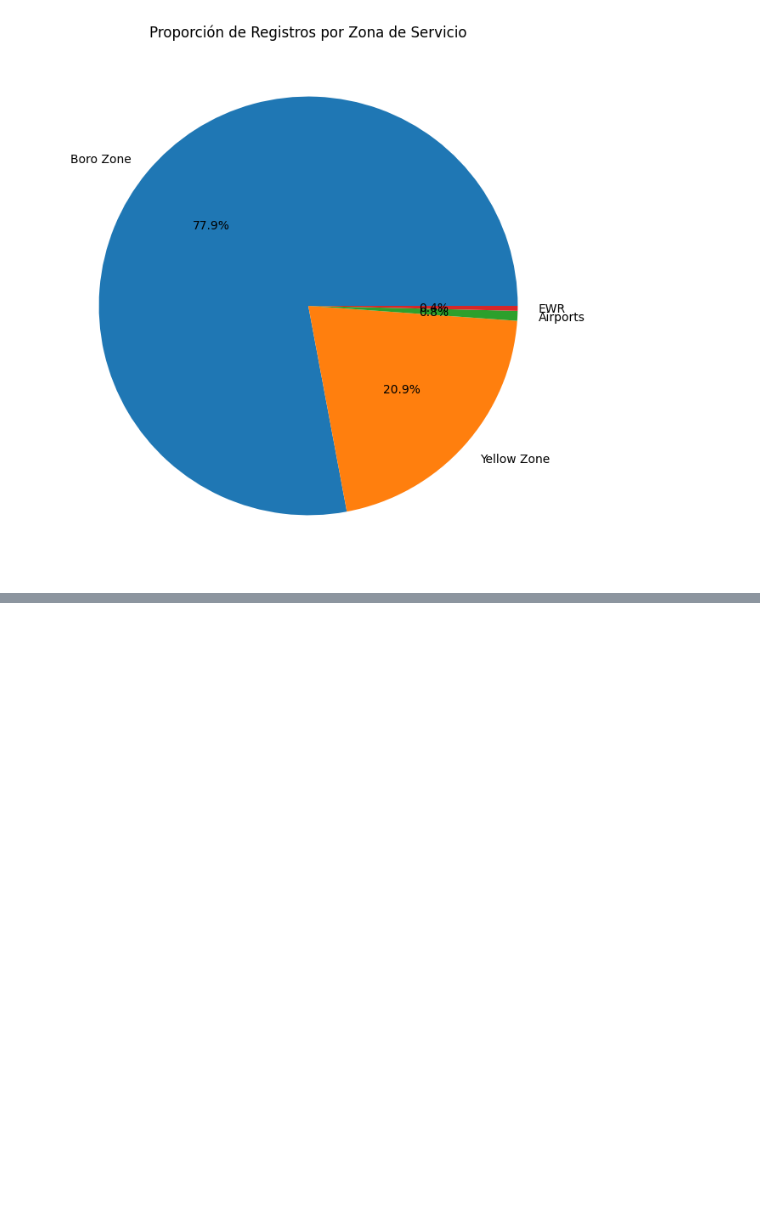
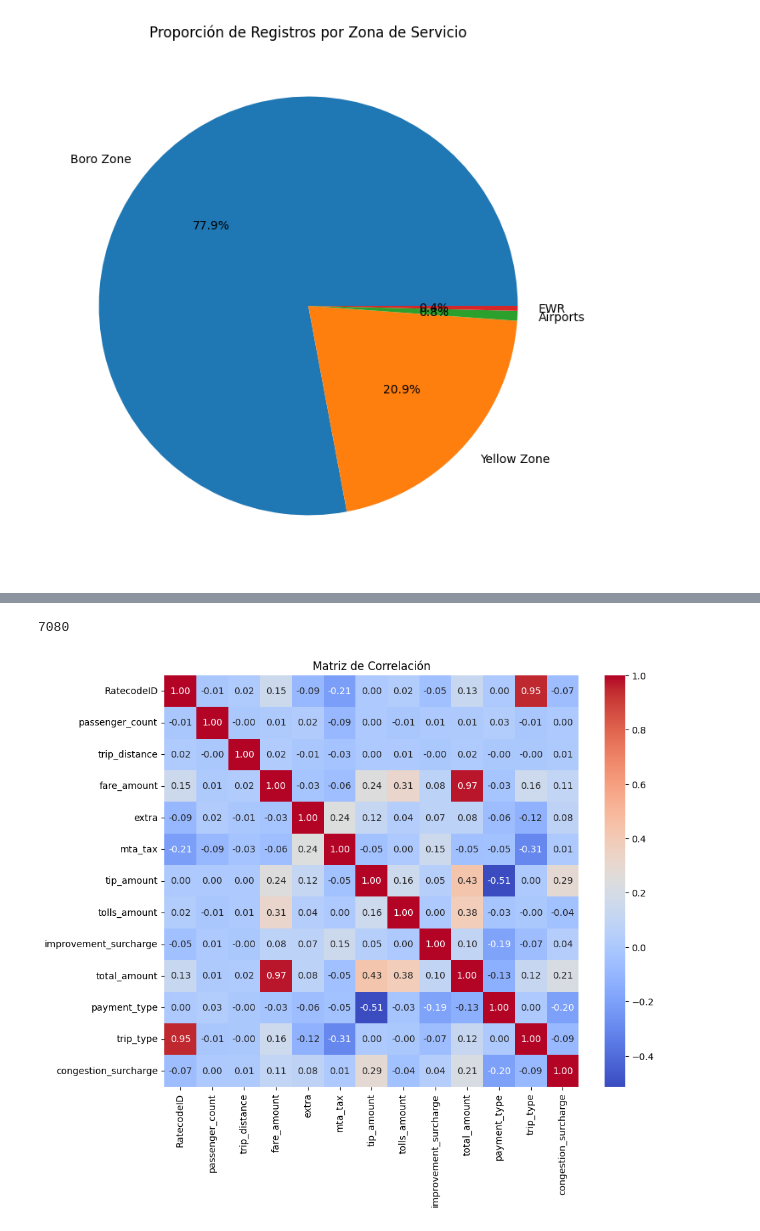
Before and after one commit to alanguev1/proyecto-final, a Jupyter notebook: Eda_preliminar.ipynb, the cells around one changed output, grey strips where cells are left out. Drawn from its saved outputs; the diff is of its cells as text; code cells hidden in the pictures; blank space fills up the shorter version.

Commit message:
taxis

```diff
--- a/Eda_preliminar.ipynb
+++ b/Eda_preliminar.ipynb
@@ -1641,0 +1651,5 @@ plt.show()
+# %%
+# Ruta completa del archivo
+green_taxi = 'green_tripdata_2024-01.parquet'
+green_taxi = os.path.join(ruta_colab, archivo_csv)
+green_enero_2024 = pd.read_parquet('green_tripdata_2024-01.parquet', engine='pyarrow')
@@ -1641,0 +1735,4 @@ plt.show()
+# %%
+# quitamos la columna que tienen gran cantidad de valores nulos
+
+green_enero_2024=green_enero_2024.drop(['ehail_fee'],axis=1)
@@ -1641,0 +1751,19 @@ plt.show()
+# %%
+# Veamos la cantidad de outliers.
+green_enero_2024['mta_tax'][green_enero_2024['mta_tax'] > 0.5].count()
+# %% [output]
+7080
+# %%
+# Seleccionar las columnas numéricas para la matriz de correlación
+numeric_cols = green_enero_2024.select_dtypes(include=['float64', 'int64']).columns.tolist()
+
+# Crear la matriz de correlación
+corr_matrix = green_enero_2024[numeric_cols].corr()
+
+# Plotear la matriz de correlación con seaborn
+plt.figure(figsize=(10, 8))
+sns.heatmap(corr_matrix, annot=True, cmap='coolwarm', fmt=".2f")
+plt.title('Matriz de Correlación')
+plt.show()
+# %% [output]
+[figure, added]
```
Also changed, not shown: parts of 36 cells of this notebook, 2 other files.
